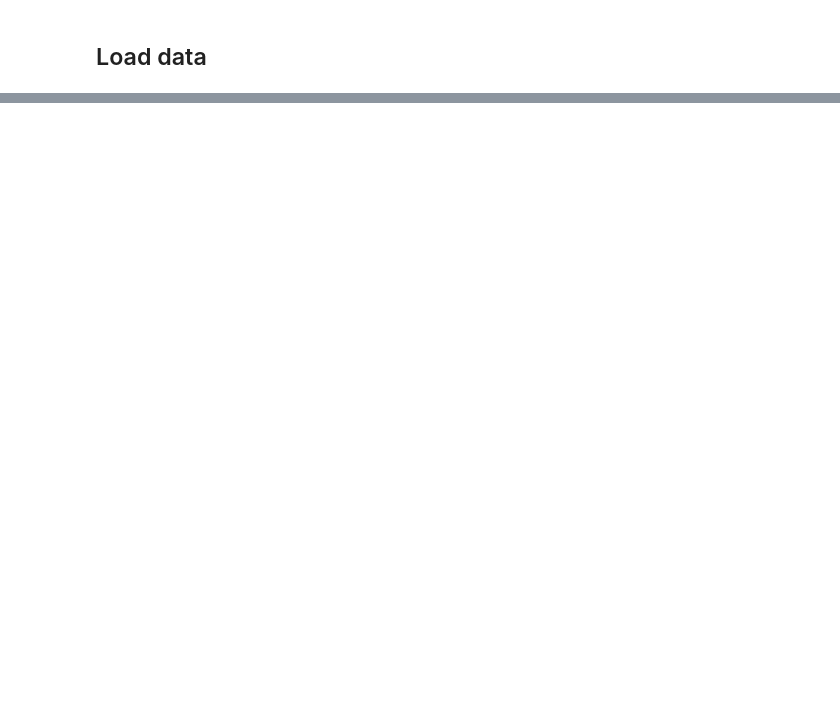
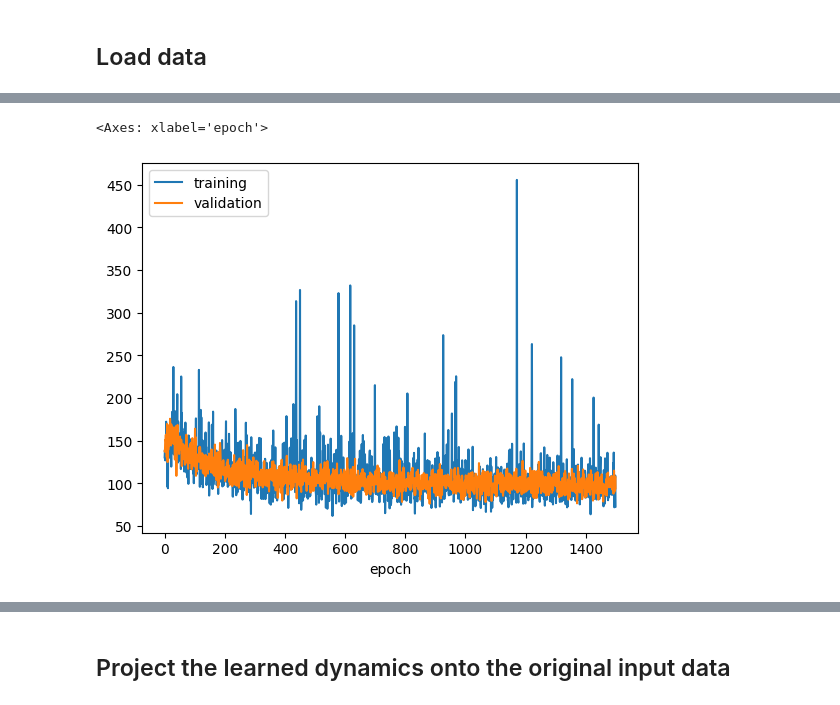
Before and after one commit to scDiffEq/scDiffEq, a Jupyter notebook: docs/source/_notebooks/quickstart.ipynb, the cells around one changed output, grey strips where cells are left out. Saved outputs shown, nothing was run; the diff lists cells and outputs as text; code cells hidden in the pictures; blank space fills up the shorter version.

```diff
--- a/docs/source/_notebooks/quickstart.ipynb
+++ b/docs/source/_notebooks/quickstart.ipynb
@@ -277,0 +28,3 @@ x_s = [
+# %%
+adata = sdq.datasets.human_hematopoiesis(data_dir="/home/mvinyard/data/")
+adata
@@ -277,0 +58,4 @@ x_s = [
+# %%
+model = sdq.scDiffEq(
+    adata=adata, potential_type="fixed", train_lr=1e-4, train_step_size=1200
+)
@@ -277,0 +71,2 @@ x_s = [
+# %%
+model.fit(train_epochs=1500)
@@ -277,0 +116,18 @@ x_s = [
+# %%
+import pandas as pd
+
+
+def sinkhorn_epoch_loss(df):
+    training = (
+        df.filter(regex="sinkhorn").filter(regex="training").dropna().sum(1).mean()
+    )
+    validation = (
+        df.filter(regex="sinkhorn").filter(regex="validation").dropna().sum(1).mean()
+    )
+    return pd.Series({"training": training, "validation": validation})
+
+
+model.metrics.groupby("epoch").apply(sinkhorn_epoch_loss).plot()
+# %% [output]
+<Axes: xlabel='epoch'>
+[figure, added]
@@ -277,0 +135,2 @@ x_s = [
+# %% [markdown]
+## Project the learned dynamics onto the original input data
```
Also changed, not shown: parts of 75 cells of this notebook.
